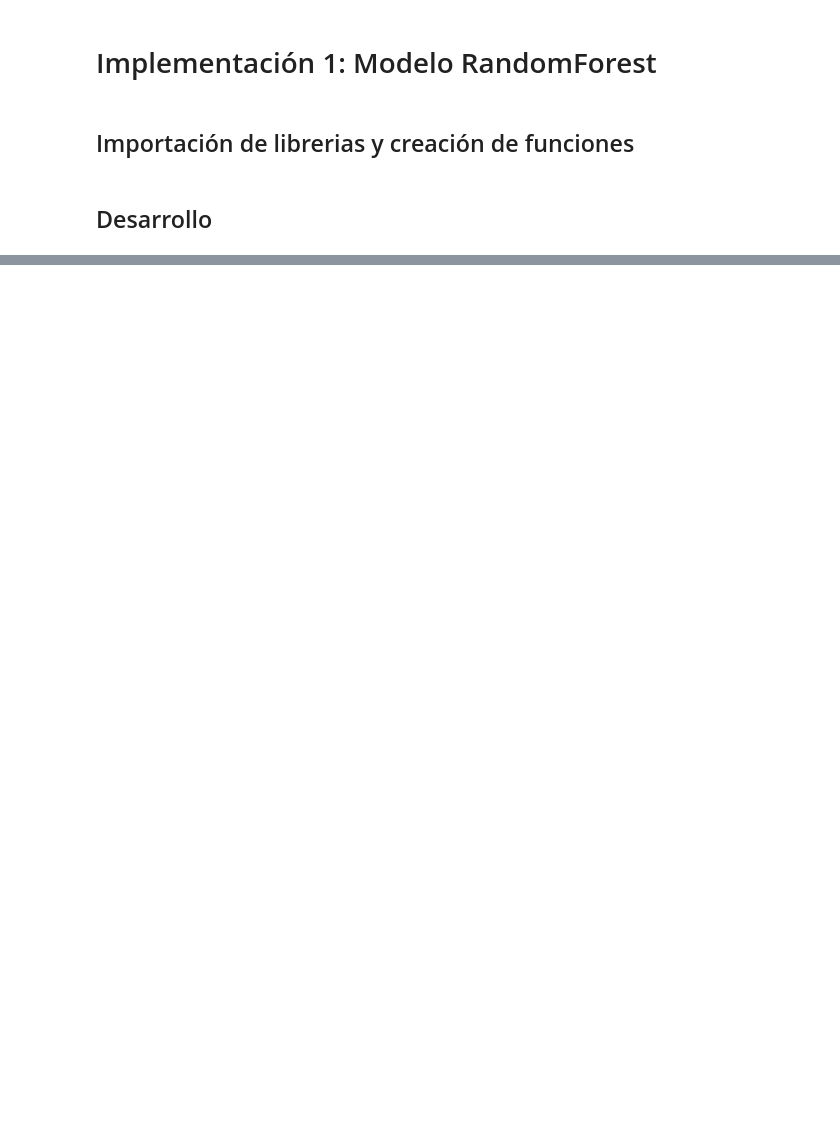
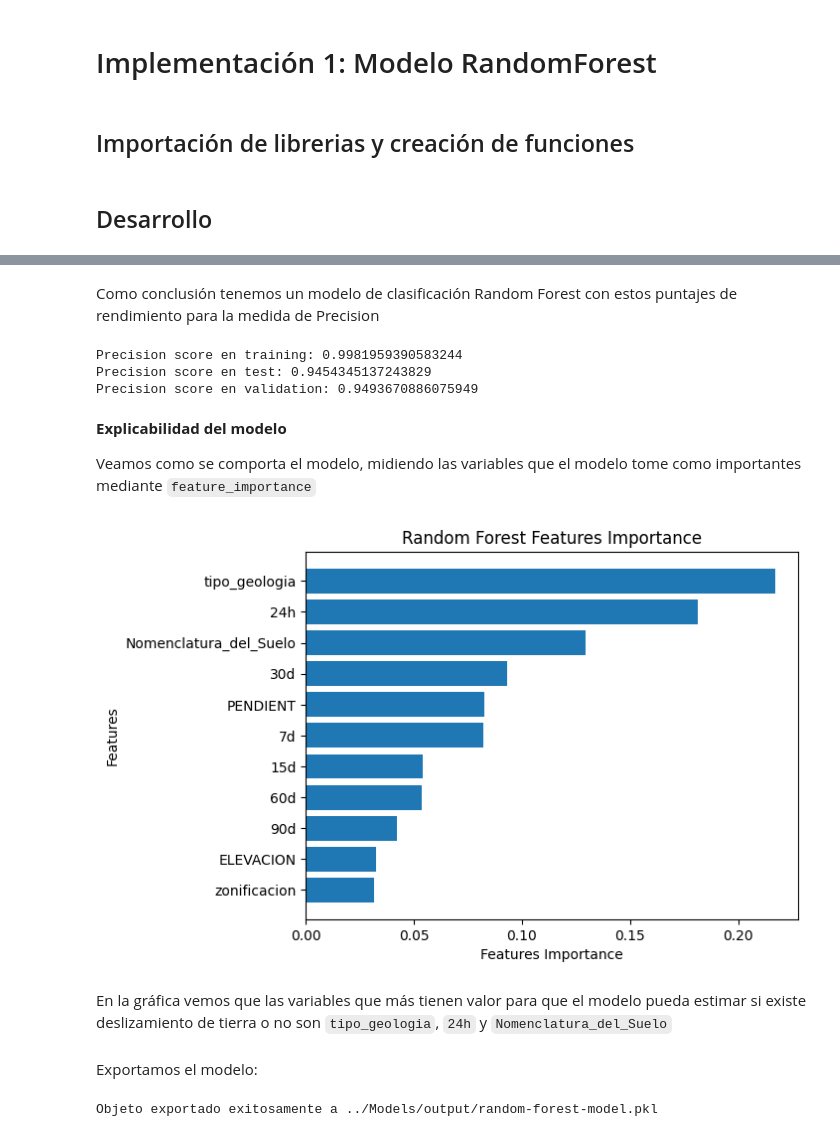
Before and after one commit to SimonLopezR/estimacion_riesgo_deslizamiento, a Jupyter notebook: docs/_build/html/_sources/implementacion-randomforest.ipynb, the cells around one changed output, grey strips where cells are left out. Drawn from its saved outputs; the diff is of its cells as text; code cells hidden in the pictures; blank space fills up the shorter version.

```diff
--- a/docs/_build/html/_sources/implementacion-randomforest.ipynb
+++ b/docs/_build/html/_sources/implementacion-randomforest.ipynb
@@ -151,0 +256,48 @@ Recall en test para RandomForestClassifier: 0.9444444444444444
+# %% [markdown]
+Como conclusión tenemos un modelo de clasificación Random Forest con estos puntajes de rendimiento para la medida de Precision
+# %%
+print(f'Precision score en training: {train_performance}')
+print(f'Precision score en test: {trest_performance}')
+print(f'Precision score en validation: {valid_performance}')
+# %% [output]
+Precision score en training: 0.9981959390583244
+Precision score en test: 0.9454345137243829
+Precision score en validation: 0.9493670886075949
+# %% [markdown]
+**Explicabilidad del modelo**
+
+Veamos como se comporta el modelo, midiendo las variables que el modelo tome como importantes mediante `feature_importance`
+# %%
+# Importancia de las características para RandomForest
+importances = model_rf['classifier'].feature_importances_
+features = X_train.columns
+
+# Obtener índices de las importancias ordenadas de mayor a menor
+indices = np.argsort(importances)
+# Ordenar importancias y características según el índice
+sorted_importances = importances[indices]
+sorted_features = features[indices]
+# Si quieres mostrarlo de manera visual
+import matplotlib.pyplot as plt
+plt.barh(sorted_features, sorted_importances)
+plt.xlabel('Features Importance')
+plt.ylabel('Features')
+plt.title('Random Forest Features Importance')
+plt.show()
+# %% [output]
+[figure, added]
+# %% [markdown]
+En la gráfica vemos que las variables que más tienen valor para que el modelo pueda estimar si existe deslizamiento de tierra o no son `tipo_geologia`, `24h` y `Nomenclatura_del_Suelo`
+# %% [markdown]
+Exportamos el modelo:
+# %%
+# En esta celda exportamos el modelo para usarlo posteriormente
+
+model_object={'modelo':model_rf
+              ,'encoder':label_encoders}
+nombre_modelo='random-forest-model'
+ruta_m=os.path.join('..','Models','output',f'{nombre_modelo}.pkl')
+
+export_pickle(model_object,ruta_m)
+# %% [output]
+Objeto exportado exitosamente a ../Models/output/random-forest-model.pkl
```
Also changed, not shown: parts of 28 cells of this notebook, 20 other files.
